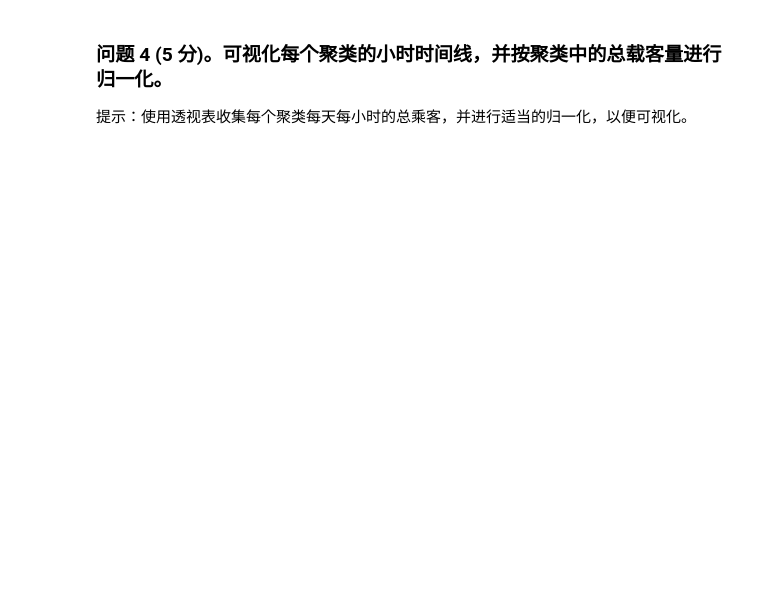
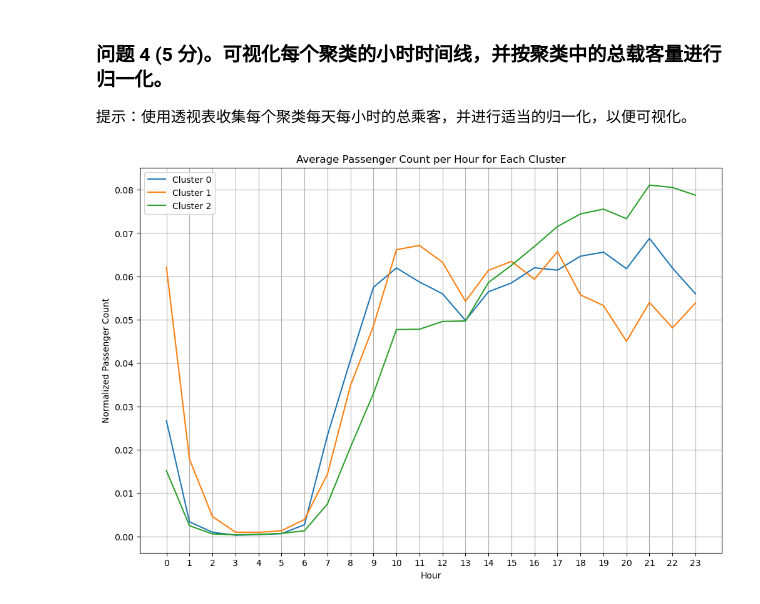
Before and after one commit to ygy2024/DG, a Jupyter notebook: 2_eng.ipynb, the cells around one changed output. Drawn from its saved outputs; the diff is of its cells as text; code cells hidden in the pictures; blank space fills up the shorter version.

```diff
--- a/2_eng.ipynb
+++ b/2_eng.ipynb
@@ -555,3 +610,24 @@ Final R-squared on test sample: 0.8557469711645914
 # %% [markdown]
 
 ### 问题 2 (10 分)。尝试对不同数量的聚类 k=2..7 进行 K-means 聚类，报告每个聚类的平均轮廓系数。哪一个 k 从轮廓系数的角度看是“最佳”？
+# %%
+from sklearn.cluster import KMeans
+from sklearn.metrics import silhouette_score
+
+# Data to be clustered
+data_to_cluster = normalized_hourly_counts.fillna(0)
+
+#K value range
+k_range = range(2, 8)
+silhouette_scores = []
+
+for k in k_range:
+    kmeans = KMeans(n_clusters=k, random_state=42)
+    cluster_labels = kmeans.fit_predict(data_to_cluster)
+    score = silhouette_score(data_to_cluster, cluster_labels)
+    silhouette_scores.append(score)
+    print(f'K={k}, Average silhouette coefficient={score:.4f}')
+
+#Determine the optimal k value
+best_k = k_range[silhouette_scores.index(max(silhouette_scores))]
+print(f'Optimal number of clusters K = {best_k}')
@@ -563,3 +702,19 @@ Final R-squared on test sample: 0.8557469711645914
 
 ### 问题 4 (5 分)。可视化每个聚类的小时时间线，并按聚类中的总载客量进行归一化。
 提示：使用透视表收集每个聚类每天每小时的总乘客，并进行适当的归一化，以便可视化。
+# %%
+# Visualize the hourly timeline of each cluster.
+plt.figure(figsize=(12, 8))
+for cluster in range(best_k):
+    cluster_data = normalized_hourly_counts[normalized_hourly_counts['cluster'] == cluster].mean().iloc[:-1]
+    plt.plot(cluster_data.index, cluster_data.values, label=f'Cluster {cluster}')
+
+plt.title("Average Passenger Count per Hour for Each Cluster")
+plt.xlabel("Hour")
+plt.ylabel("Normalized Passenger Count")
+plt.xticks(range(24), [f'{h}' for h in range(24)])
+plt.legend()
+plt.grid()
+plt.show()
+# %% [output]
+[figure, added]
```
Also changed, not shown: parts of 9 cells of this notebook.
